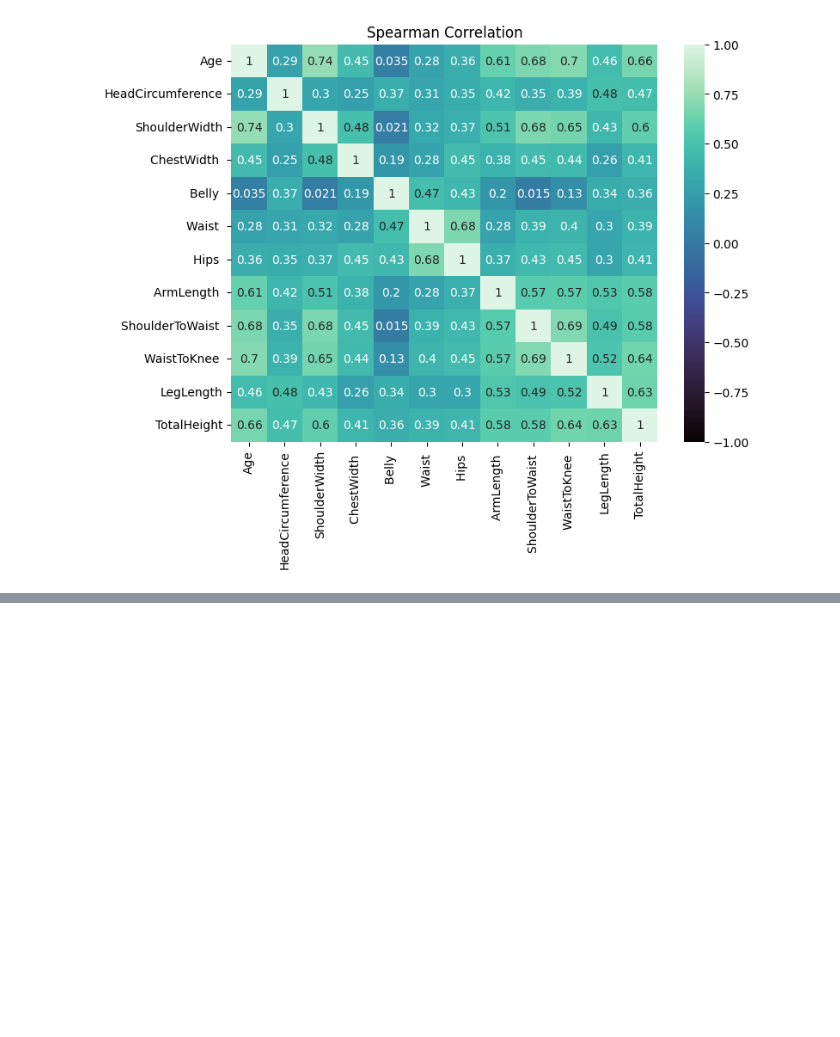
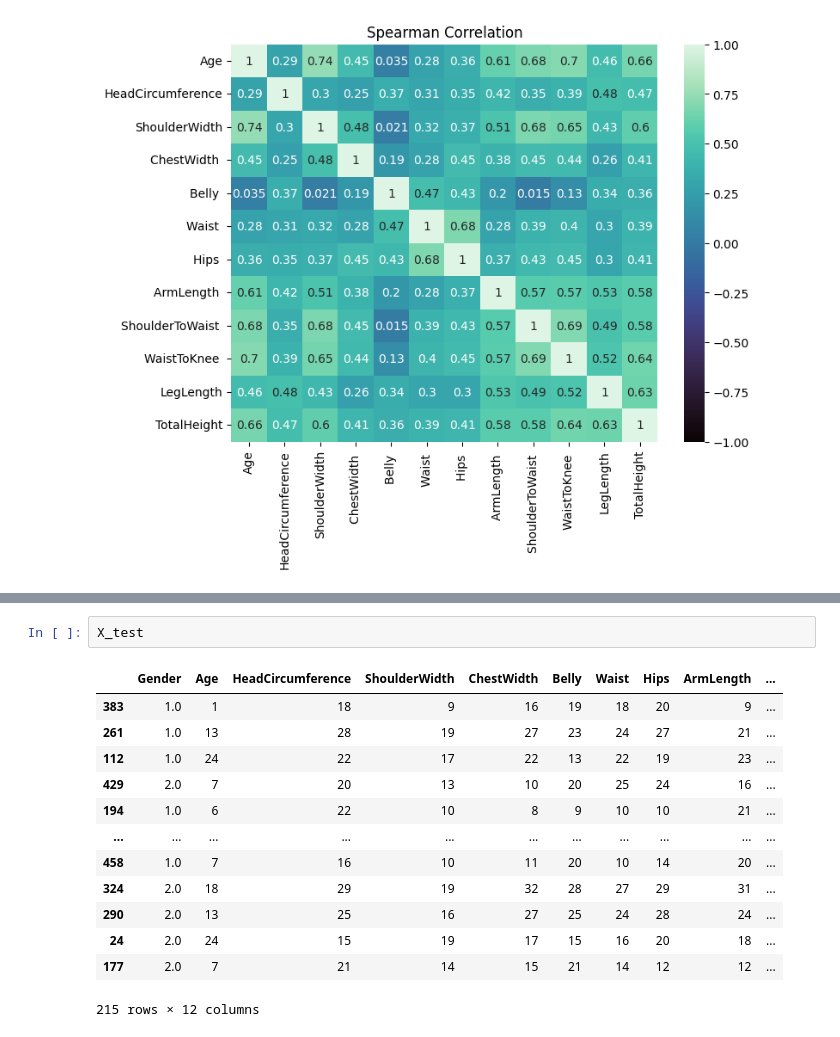
Before and after one commit to hasancatalgol/body_measurement_prediction, a Jupyter notebook: body_measurement_prediction.ipynb, the cells around one changed output, grey strips where cells are left out. Cells and saved outputs as stored; diff of their text form; blank space fills up the shorter version.

```diff
--- a/body_measurement_prediction.ipynb
+++ b/body_measurement_prediction.ipynb
@@ -250,0 +294,16 @@ plt.show()
+# %%
+X_test
+# %% [output]
+|  | Gender | Age | HeadCircumference | ShoulderWidth | ChestWidth | Belly | Waist | Hips | ArmLength | ... |
+| 383 | 1.0 | 1 | 18 | 9 | 16 | 19 | 18 | 20 | 9 | ... |
+| 261 | 1.0 | 13 | 28 | 19 | 27 | 23 | 24 | 27 | 21 | ... |
+| 112 | 1.0 | 24 | 22 | 17 | 22 | 13 | 22 | 19 | 23 | ... |
+| 429 | 2.0 | 7 | 20 | 13 | 10 | 20 | 25 | 24 | 16 | ... |
+| 194 | 1.0 | 6 | 22 | 10 | 8 | 9 | 10 | 10 | 21 | ... |
+| ... | ... | ... | ... | ... | ... | ... | ... | ... | ... | ... |
+| 458 | 1.0 | 7 | 16 | 10 | 11 | 20 | 10 | 14 | 20 | ... |
+| 324 | 2.0 | 18 | 29 | 19 | 32 | 28 | 27 | 29 | 31 | ... |
+| 290 | 2.0 | 13 | 25 | 16 | 27 | 25 | 24 | 28 | 24 | ... |
+| 24 | 2.0 | 24 | 15 | 19 | 17 | 15 | 16 | 20 | 18 | ... |
+| 177 | 2.0 | 7 | 21 | 14 | 15 | 21 | 14 | 12 | 12 | ... |
+215 rows × 12 columns
```
Also changed, not shown: parts of 16 cells of this notebook.
